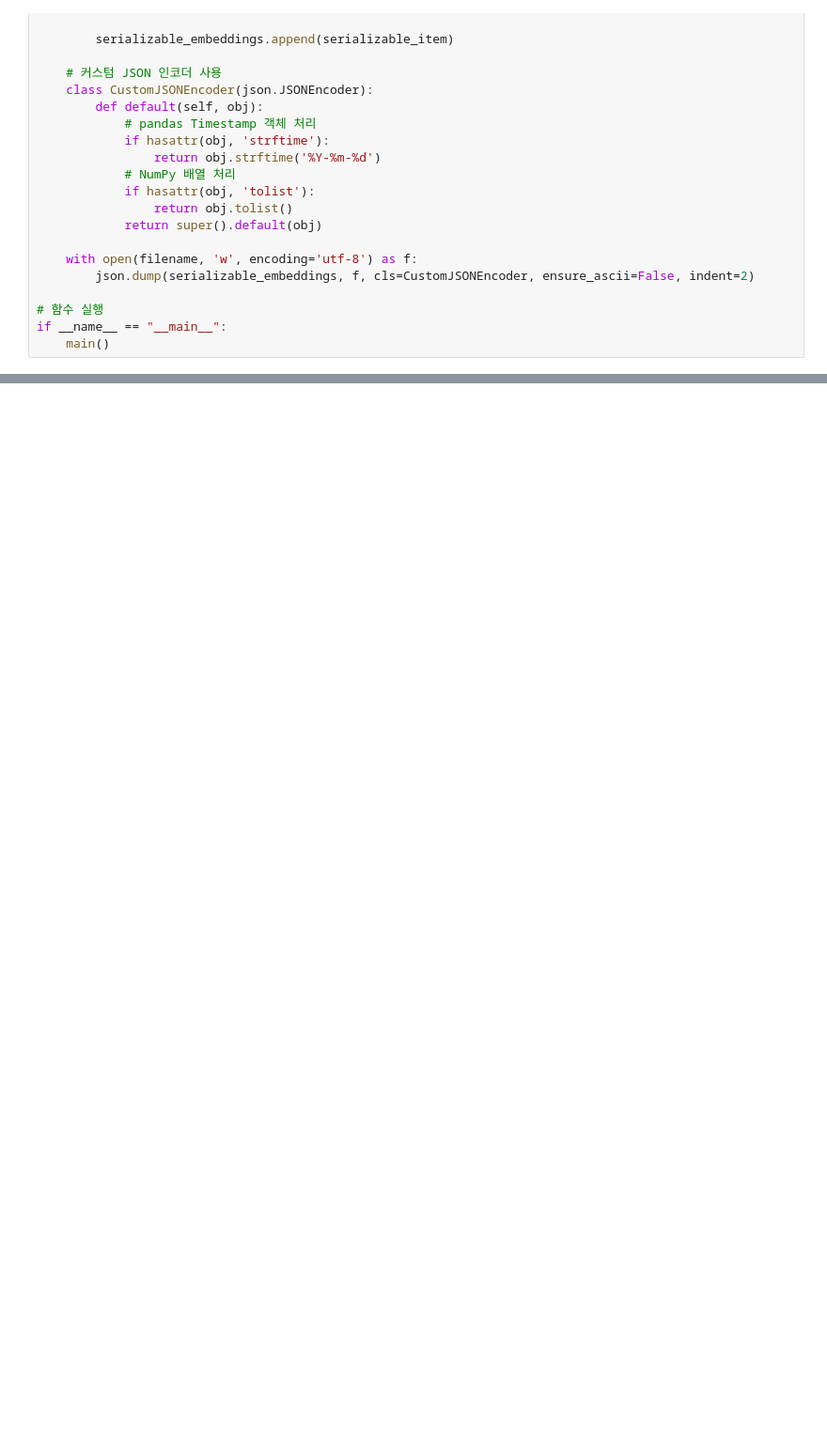
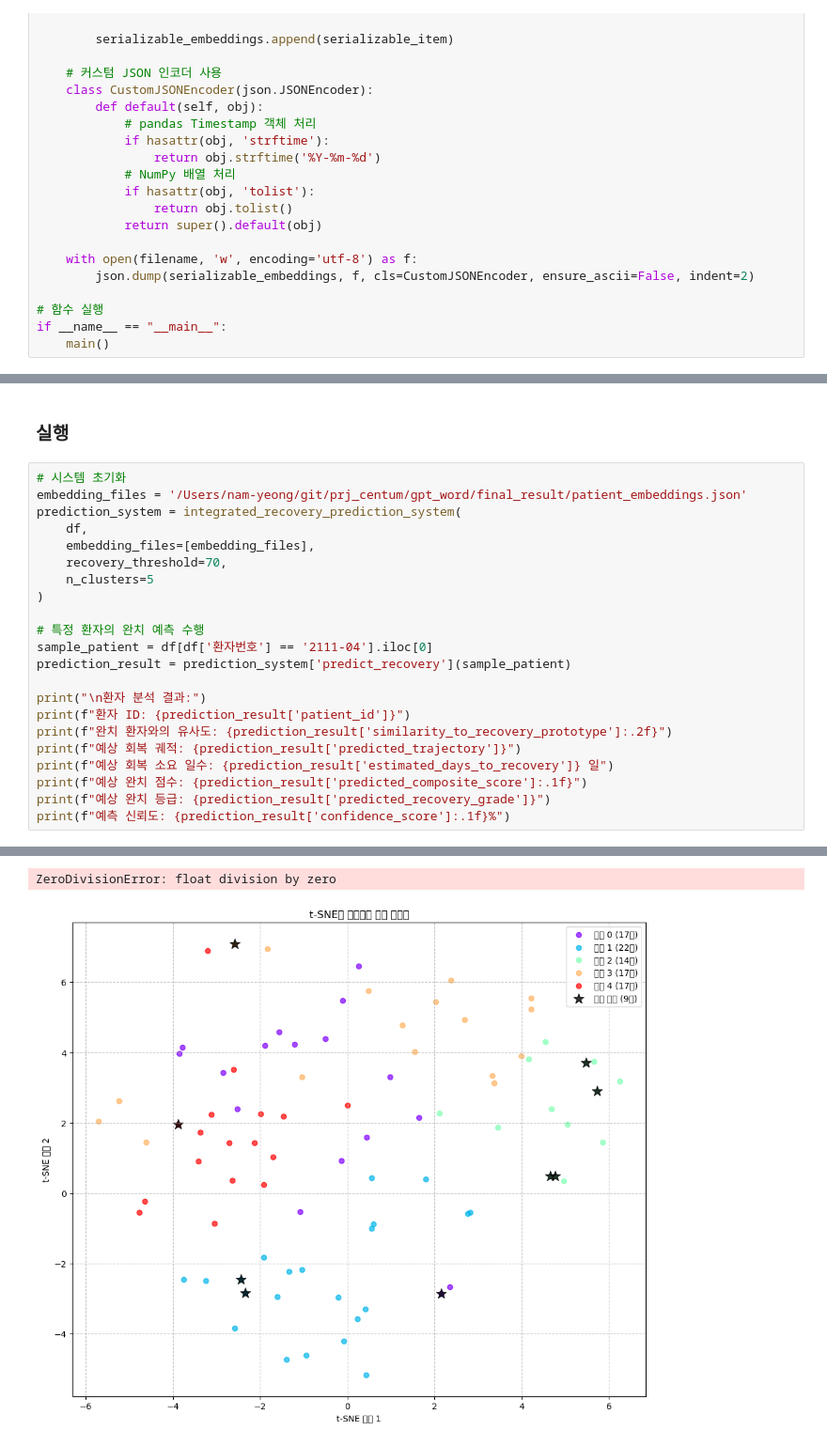
Before and after one commit to skadudd/prj_centum, a Jupyter notebook: gpt_classifier/classifier.ipynb, the cells around one changed output, grey strips where cells are left out. Shown at 94% size. Cells and saved outputs as stored; diff of their text form; blank space fills up the shorter version.

```diff
--- a/gpt_classifier/classifier.ipynb
+++ b/gpt_classifier/classifier.ipynb
@@ -1354,0 +2079,25 @@ Index(['환자번호', '날짜', 'CC', '약', '장치', '습관', '찜질', '마
+# %% [markdown]
+### 실행
+# %%
+# 시스템 초기화
+embedding_files = '/Users/nam-yeong/git/prj_centum/gpt_word/final_result/patient_embeddings.json'
+prediction_system = integrated_recovery_prediction_system(
+    df,
+    embedding_files=[embedding_files],
+    recovery_threshold=70,
+    n_clusters=5
+)
+
+# 특정 환자의 완치 예측 수행
+sample_patient = df[df['환자번호'] == '2111-04'].iloc[0]
+prediction_result = prediction_system['predict_recovery'](sample_patient)
+
+print("\n환자 분석 결과:")
+print(f"환자 ID: {prediction_result['patient_id']}")
+print(f"완치 환자와의 유사도: {prediction_result['similarity_to_recovery_prototype']:.2f}")
+print(f"예상 회복 궤적: {prediction_result['predicted_trajectory']}")
+print(f"예상 회복 소요 일수: {prediction_result['estimated_days_to_recovery']} 일")
+print(f"예상 완치 점수: {prediction_result['predicted_composite_score']:.1f}")
+print(f"예상 완치 등급: {prediction_result['predicted_recovery_grade']}")
+print(f"예측 신뢰도: {prediction_result['confidence_score']:.1f}%")
+# %% [output]
@@ -1354,0 +2121,2 @@ Index(['환자번호', '날짜', 'CC', '약', '장치', '습관', '찜질', '마
+ZeroDivisionError: float division by zero
+[figure, added]
```
Also changed, not shown: parts of 25 cells of this notebook, 1 other file.
